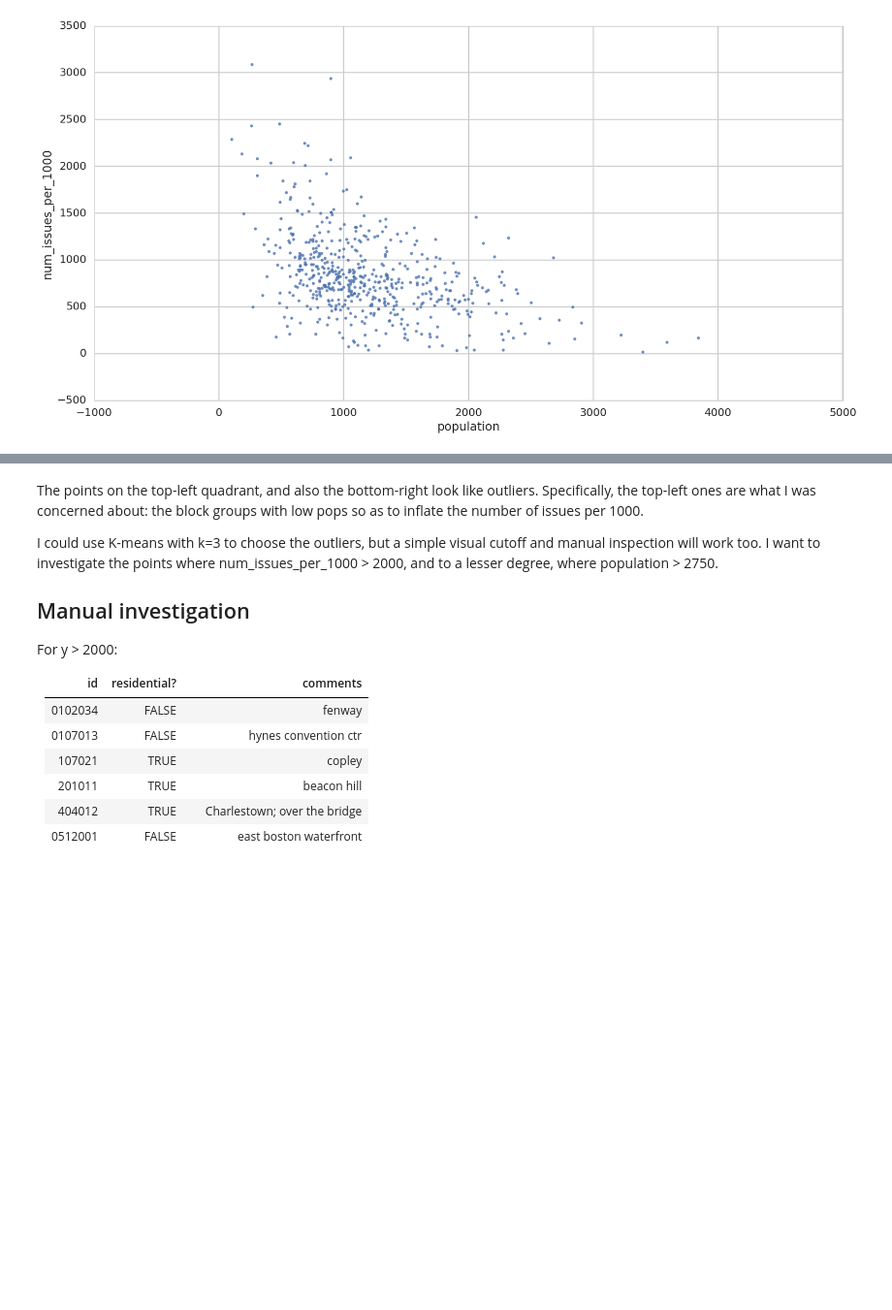
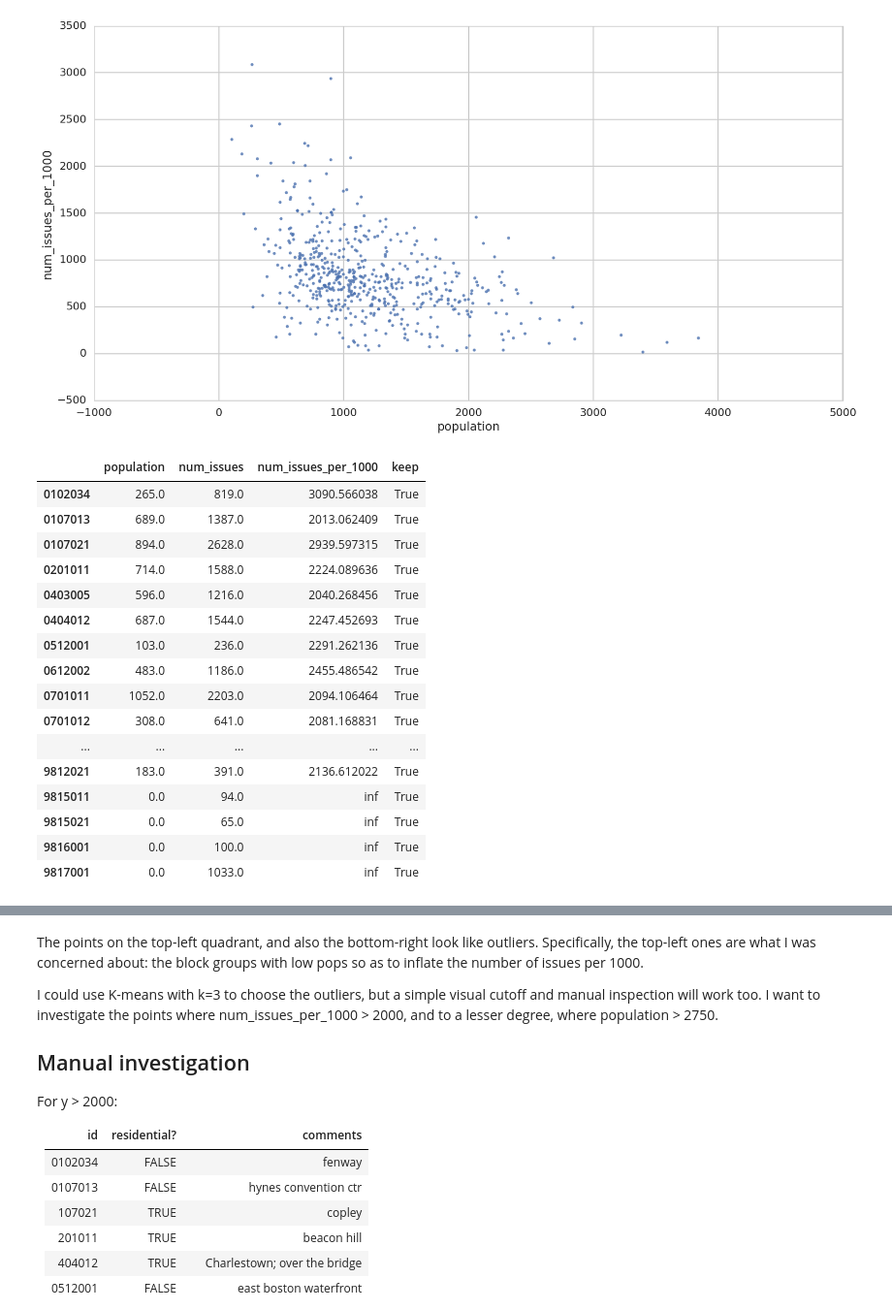
Before and after one commit to aok1425/311-prediction-times, a Jupyter notebook: EDA/06 choosing outliers for Q1 population dist.ipynb, the cells around one changed output, grey strips where cells are left out. Shown at 97% size. Cells and saved outputs as stored; diff of their text form; code cells hidden in the pictures; blank space fills up the shorter version.

```diff
--- a/EDA/06 choosing outliers for Q1 population dist.ipynb
+++ b/EDA/06 choosing outliers for Q1 population dist.ipynb
@@ -72,3 +75,23 @@ sns.regplot(x='population', y='num_issues_per_1000', data=df, fit_reg=False);
+# %%
+df[df.num_issues_per_1000 > 2000]
+# %% [output]
+|  | population | num_issues | num_issues_per_1000 | keep |
+| 0102034 | 265.0 | 819.0 | 3090.566038 | True |
+| 0107013 | 689.0 | 1387.0 | 2013.062409 | True |
+| 0107021 | 894.0 | 2628.0 | 2939.597315 | True |
+| 0201011 | 714.0 | 1588.0 | 2224.089636 | True |
+| 0403005 | 596.0 | 1216.0 | 2040.268456 | True |
+| 0404012 | 687.0 | 1544.0 | 2247.452693 | True |
+| 0512001 | 103.0 | 236.0 | 2291.262136 | True |
+| 0612002 | 483.0 | 1186.0 | 2455.486542 | True |
+| 0701011 | 1052.0 | 2203.0 | 2094.106464 | True |
+| 0701012 | 308.0 | 641.0 | 2081.168831 | True |
+| ... | ... | ... | ... | ... |
+| 9812021 | 183.0 | 391.0 | 2136.612022 | True |
+| 9815011 | 0.0 | 94.0 | inf | True |
+| 9815021 | 0.0 | 65.0 | inf | True |
+| 9816001 | 0.0 | 100.0 | inf | True |
+| 9817001 | 0.0 | 1033.0 | inf | True |
 # %%
 df.reset_index().iplot(kind='scatter', mode='markers', text='index', x='population', y='num_issues_per_1000', size=5)
 # %% [output]
```
Also changed, not shown: parts of 2 cells of this notebook, 7 other files.
